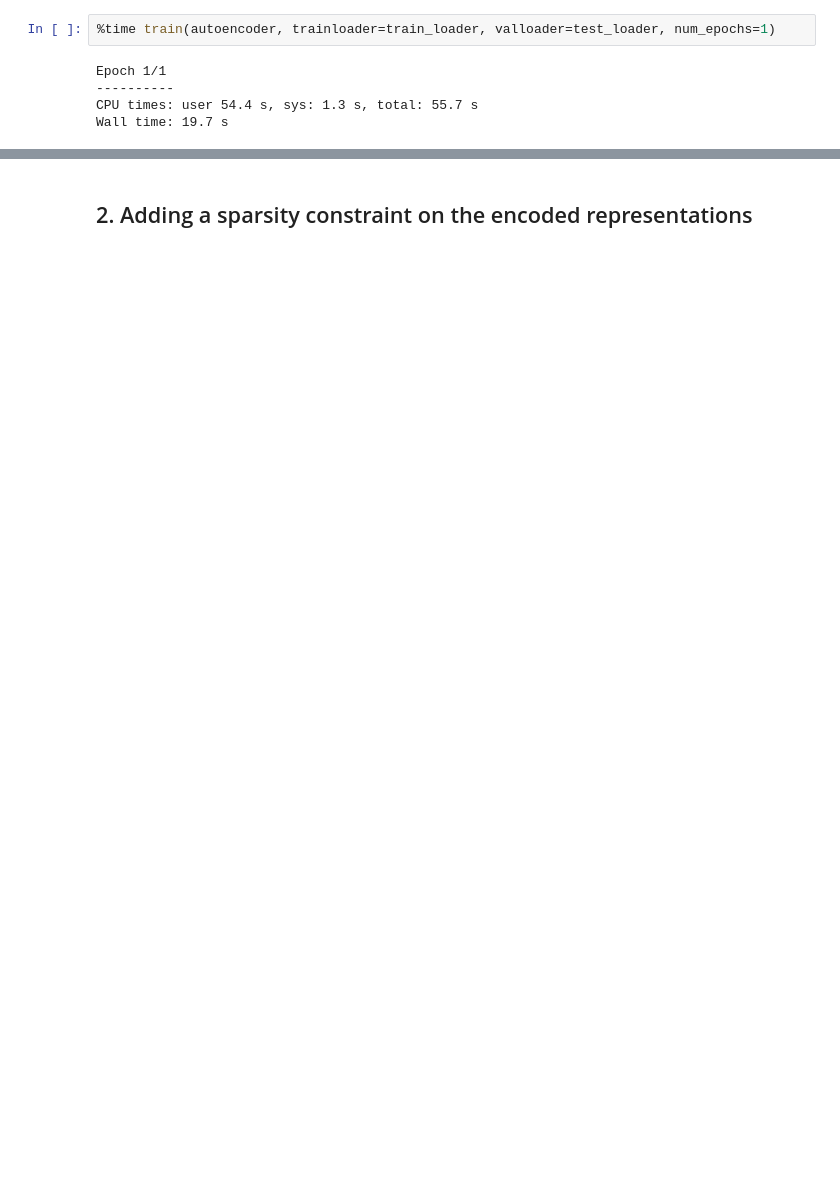
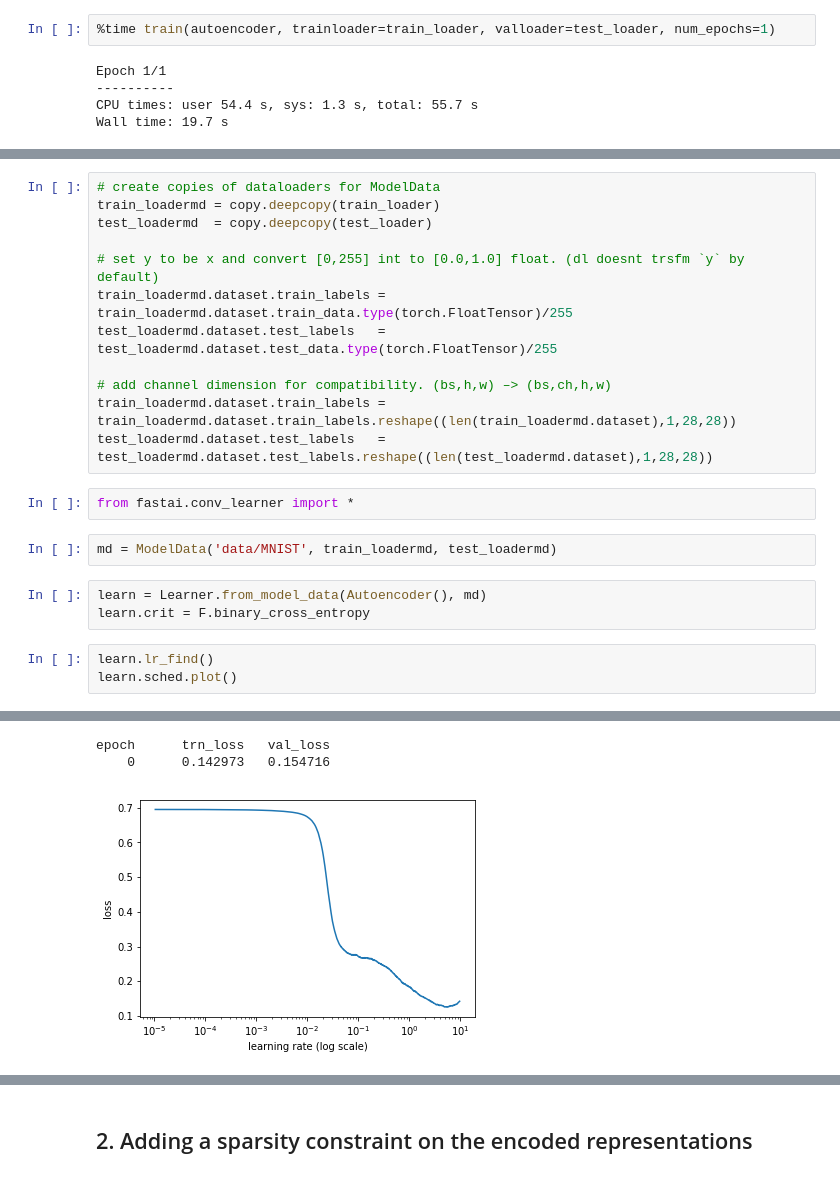
Before and after one commit to WNoxchi/deeplearningstudy, a Jupyter notebook: pytorch/pytorch-keras-autoencoder-tutorial.ipynb, the cells around one changed output, grey strips where cells are left out. Drawn from its saved outputs; the diff is of its cells as text; blank space fills up the shorter version.

Commit message:
got regularization to work w fastai; finished §2

```diff
--- a/pytorch/pytorch-keras-autoencoder-tutorial.ipynb
+++ b/pytorch/pytorch-keras-autoencoder-tutorial.ipynb
@@ -314,0 +304,23 @@ def compare_plot(x,z, idx=0, cdx=1):
+# %%
+# create copies of dataloaders for ModelData
+train_loadermd = copy.deepcopy(train_loader)
+test_loadermd  = copy.deepcopy(test_loader)
+
+# set y to be x and convert [0,255] int to [0.0,1.0] float. (dl doesnt trsfm `y` by default)
+train_loadermd.dataset.train_labels = train_loadermd.dataset.train_data.type(torch.FloatTensor)/255
+test_loadermd.dataset.test_labels   = test_loadermd.dataset.test_data.type(torch.FloatTensor)/255
+
+# add channel dimension for compatibility. (bs,h,w) –> (bs,ch,h,w)
+train_loadermd.dataset.train_labels = train_loadermd.dataset.train_labels.reshape((len(train_loadermd.dataset),1,28,28))
+test_loadermd.dataset.test_labels   = test_loadermd.dataset.test_labels.reshape((len(test_loadermd.dataset),1,28,28))
+# %%
+from fastai.conv_learner import *
+# %%
+md = ModelData('data/MNIST', train_loadermd, test_loadermd)
+# %%
+learn = Learner.from_model_data(Autoencoder(), md)
+learn.crit = F.binary_cross_entropy
+# %%
+learn.lr_find()
+learn.sched.plot()
+# %% [output]
@@ -314,0 +328,3 @@ def compare_plot(x,z, idx=0, cdx=1):
+epoch      trn_loss   val_loss
+    0      0.142973   0.154716
+[figure, added]
```
Also changed, not shown: parts of 114 cells of this notebook.
